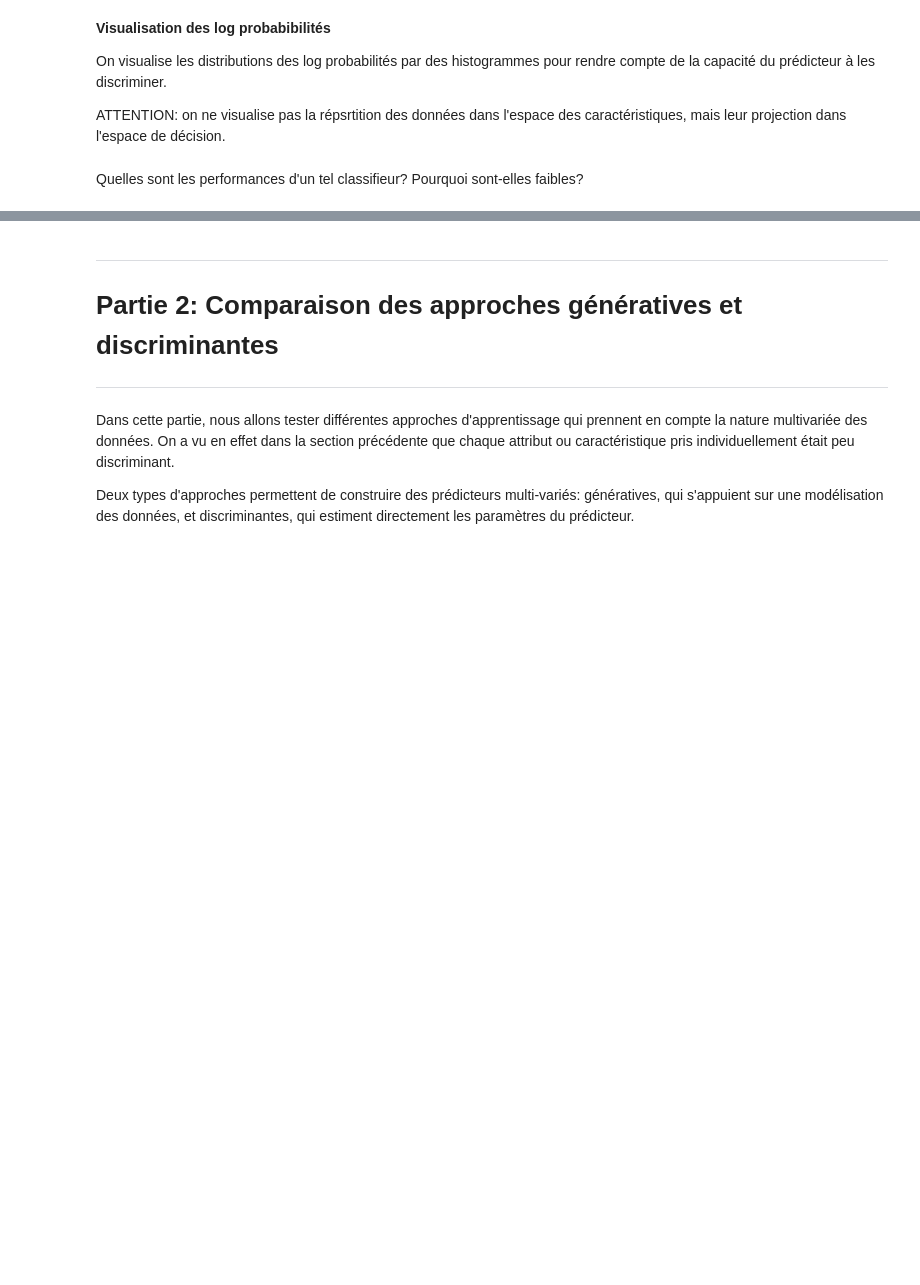
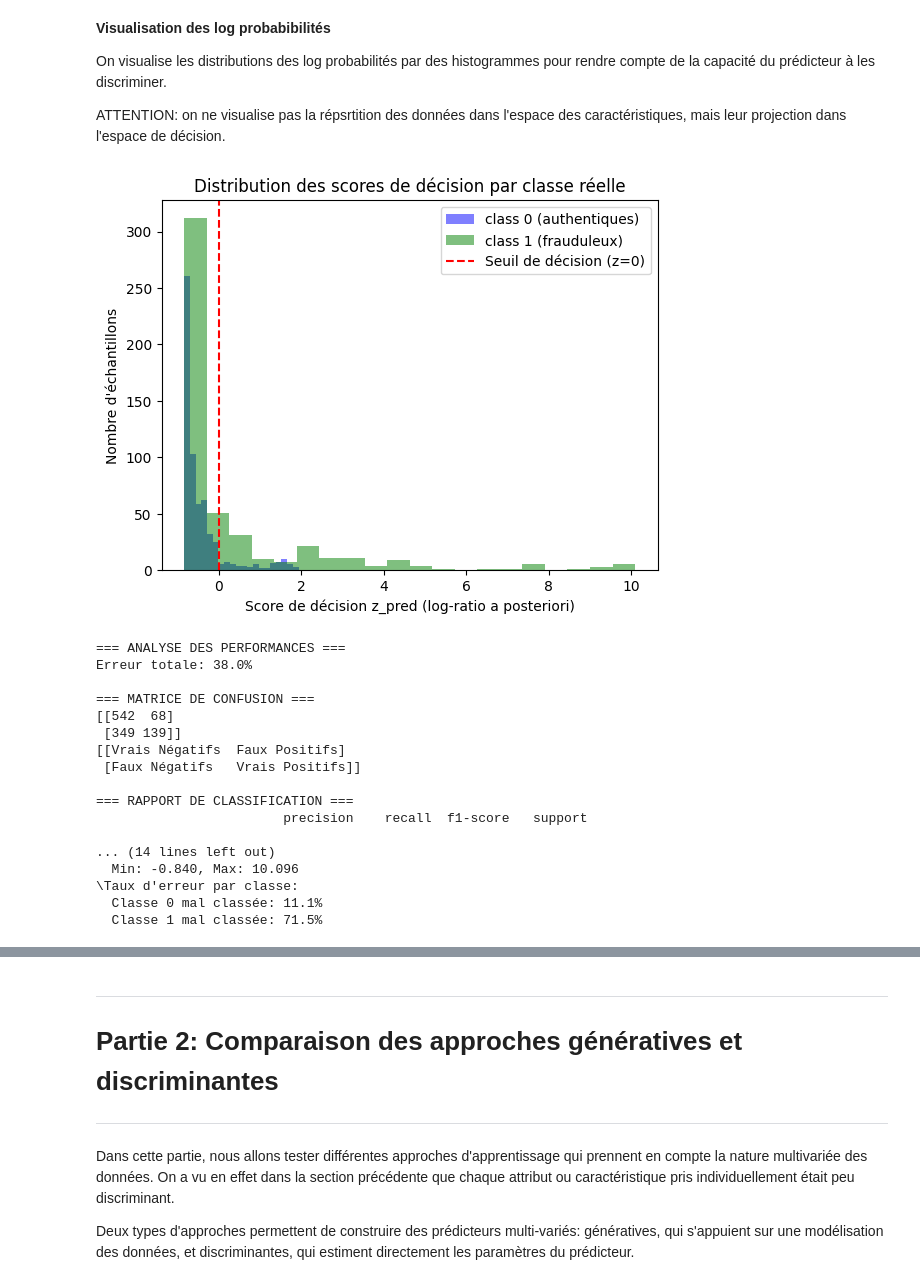
Before and after one commit to RowanHoupa35/ML-TD1, a Jupyter notebook: ENSTA/td_gaussien_bayesien.ipynb, the cells around one changed output, grey strips where cells are left out. Saved outputs shown, nothing was run; the diff lists cells and outputs as text; code cells hidden in the pictures; blank space fills up the shorter version.

```diff
--- a/ENSTA/td_gaussien_bayesien.ipynb
+++ b/ENSTA/td_gaussien_bayesien.ipynb
@@ -329,2 +366,70 @@ plt.show()
-# %% [markdown]
-Quelles sont les performances d'un tel classifieur? Pourquoi sont-elles faibles?
+# %%
+# Si z_pred est la valeur du log ratio des probabilités a posteriori (à calculer)
+# on visualise ici les distributions de sa valeur pour les deux classes
+
+# SÉPARATION DES SCORES DE DÉCISION PAR CLASSE RÉELLE
+Z0 = z_pred[y_test == 0]  # Scores pour les échantillons réellement de classe 0 (authentiques)
+Z1 = z_pred[y_test == 1]  # Scores pour les échantillons réellement de classe 1 (frauduleux)
+
+# VISUALISATION DES DISTRIBUTIONS DES SCORES DE DÉCISION
+plt.hist(Z0, color='b', alpha=0.5, bins=20, label='class 0 (authentiques)')
+plt.hist(Z1, color='g', alpha=0.5, bins=20, label='class 1 (frauduleux)')
+plt.axvline(x=0, color='red', linestyle='--', label='Seuil de décision (z=0)')
+plt.xlabel('Score de décision z_pred (log-ratio a posteriori)')
+plt.ylabel('Nombre d\'échantillons')
+plt.legend(loc='upper right')
+plt.title('Distribution des scores de décision par classe réelle')
+plt.show()
+
+# ANALYSE QUANTITATIVE DES PERFORMANCES
+print("=== ANALYSE DES PERFORMANCES ===")
+print(f"Erreur totale: {100*erreur:.1f}%")
+
+# Calcul des métriques détaillées
+from sklearn.metrics import classification_report, confusion_matrix
+
+print("\n=== MATRICE DE CONFUSION ===")
+cm = confusion_matrix(y_test, y_pred)
+print(cm)
+print("[[Vrais Négatifs  Faux Positifs]")
+print(" [Faux Négatifs   Vrais Positifs]]")
+
+print("\n=== RAPPORT DE CLASSIFICATION ===")
+print(classification_report(y_test, y_pred, target_names=['Classe 0 (authentique)', 'Classe 1 (frauduleux)']))
+
+# Analyse des distributions des scores
+print("\n=== ANALYSE DES SCORES DE DÉCISION ===")
+print(f"Classe 0 (authentiques) - Scores:")
+print(f"  Moyenne: {np.mean(Z0):.3f}, Écart-type: {np.std(Z0):.3f}")
+print(f"  Min: {np.min(Z0):.3f}, Max: {np.max(Z0):.3f}")
+
+print(f"Classe 1 (frauduleux) - Scores:")
+print(f"  Moyenne: {np.mean(Z1):.3f}, Écart-type: {np.std(Z1):.3f}")
+print(f"  Min: {np.min(Z1):.3f}, Max: {np.max(Z1):.3f}")
+
+# Taux d'erreur par classe
+erreur_classe0 = (Z0 > 0).mean()  # % de classe 0 mal classés (faux positifs)
+erreur_classe1 = (Z1 <= 0).mean() # % de classe 1 mal classés (faux négatifs)
+
+print(f"\Taux d'erreur par classe:")
+print(f"  Classe 0 mal classée: {100*erreur_classe0:.1f}%")
+print(f"  Classe 1 mal classée: {100*erreur_classe1:.1f}%")
+# %% [output]
+[figure, added]
+=== ANALYSE DES PERFORMANCES ===
+Erreur totale: 38.0%
+
+=== MATRICE DE CONFUSION ===
+[[542  68]
+ [349 139]]
+[[Vrais Négatifs  Faux Positifs]
+ [Faux Négatifs   Vrais Positifs]]
+
+=== RAPPORT DE CLASSIFICATION ===
+                        precision    recall  f1-score   support
+
+... (14 lines left out)
+  Min: -0.840, Max: 10.096
+\Taux d'erreur par classe:
+  Classe 0 mal classée: 11.1%
+  Classe 1 mal classée: 71.5%
```
Also changed, not shown: parts of 48 cells of this notebook.
